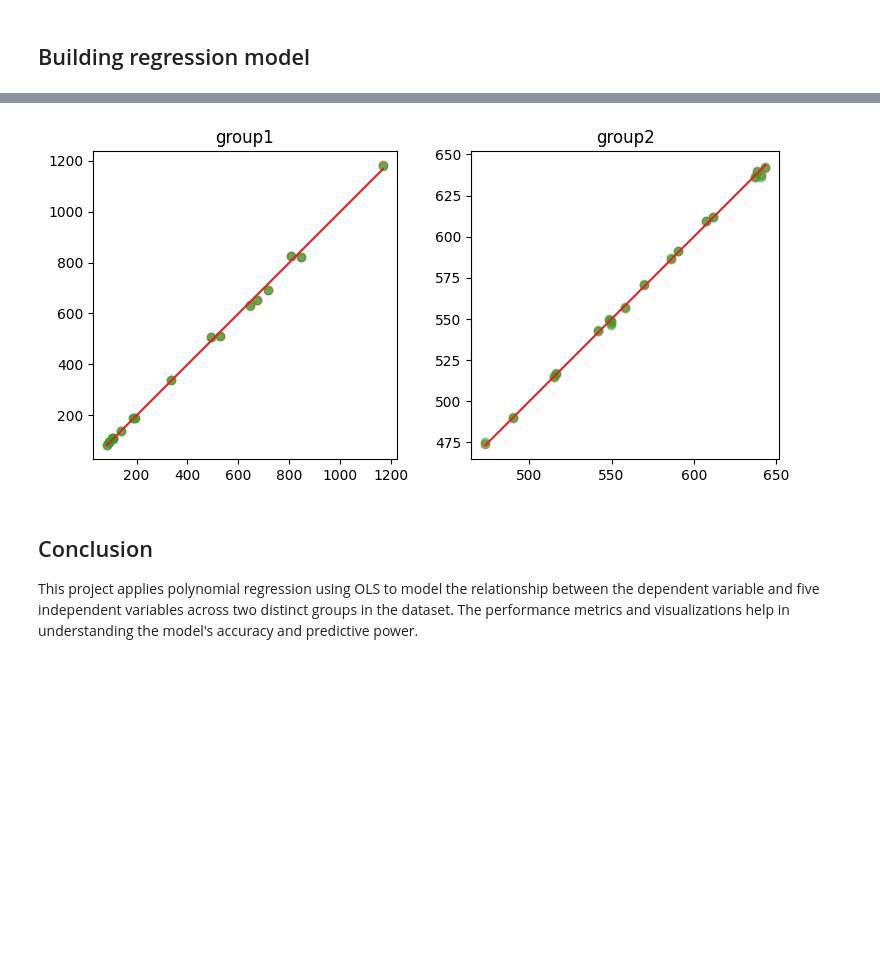
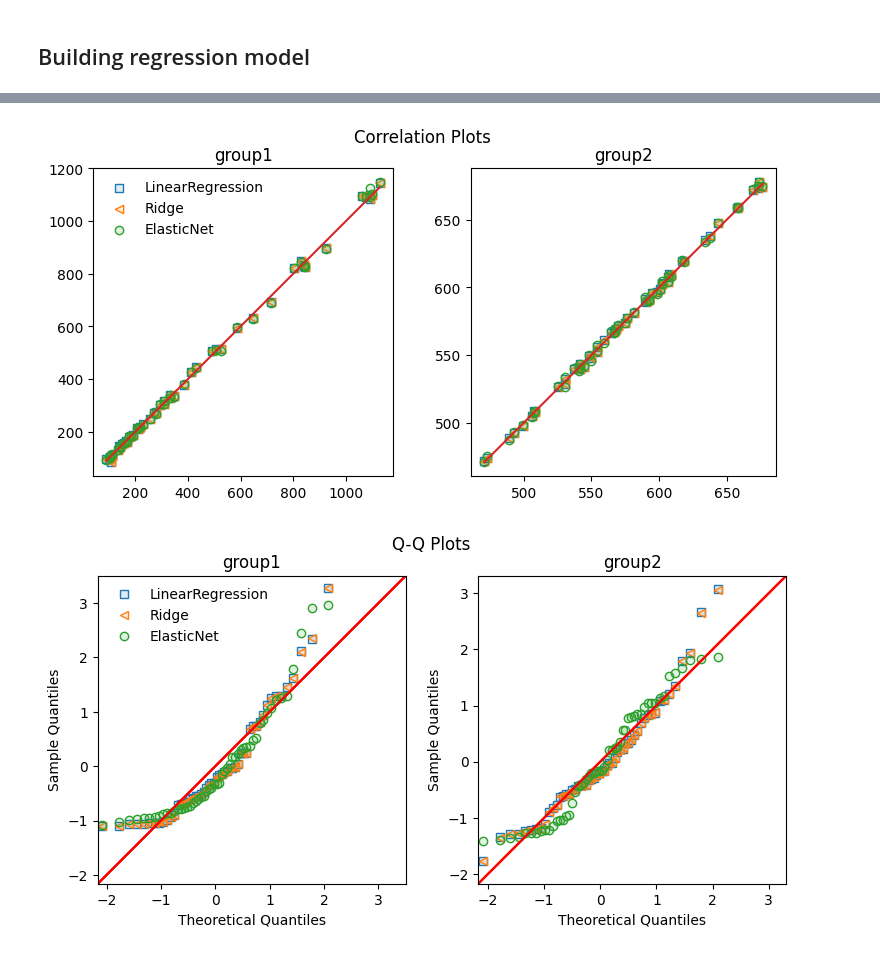
Before and after one commit to pciuh/regression-model, a Jupyter notebook: regression-model.ipynb, the cells around one changed output, grey strips where cells are left out. Saved outputs shown, nothing was run; the diff lists cells and outputs as text; code cells hidden in the pictures; blank space fills up the shorter version.

Commit message:
public version, no conclusions

```diff
--- a/regression-model.ipynb
+++ b/regression-model.ipynb
@@ -123,43 +123,80 @@ Size of dataset wo outliers: 348
 npow =  {'group1':[3.0,1.0,-.5,2.0,2.0],
          'group2':[2.0,1.0,1.0,1.0,2.0]}
 
-SEED = 31113
+SEED = 1311131
 
 
 y = dfn.dependent
+X = pd.DataFrame()
 
-X = pd.DataFrame()
+model_name = ['LinearRegression','Ridge','ElasticNet']
+model      = [LinearRegression(fit_intercept=True),
+              Ridge(fit_intercept=True),
+              ElasticNet(fit_intercept=True)]
+
+p_dist = {'ElasticNet':{ 'alpha' : np.linspace(0.1,99.9,990), 'l1_ratio' : np.linspace(0.1,0.9,9),'tol' : [1e-4,1e-3,1e-2,1e-1]},
+          'Ridge':{'alpha' : np.linspace(0.1,.9,990)},
+         }
+
+col = ['#1f77b4','#ff7f0e','#2ca02c']
+mar = ['s','<','o']
+
 fig,ax = plt.subplots(1,2,figsize=(9,4))
+fig.suptitle('Correlation Plots')
+fiq,axq = plt.subplots(1,2,figsize=(9,4))
+fiq.suptitle('Q-Q Plots')
+
 for i,g in enumerate(['group1','group2']):
     for ii,n in enumerate(npow[g]):
         X[key[ii]] = dfn[key[ii]]**n
 
     k = dfn.group == g
 
-    X_train, X_test, y_train, y_test = train_test_split(X[k], y[k], test_size = 0.1 , random_state = SEED)
-    #X_train = sm.add_constant(X_train)
-    #res     = sm.OLS(y_train, X_train).fit()
+    X_train, X_test, y_train, y_test = train_test_split(X[k], y[k], test_size = 0.3 , random_state = SEED)
 
-    print('\n\n\n%12s%12s'%('',g))
-    print('%12s%8s%8s'%('','Train','Test'))
+    vpr = []
 
-    model = [LinearRegression(fit_intercept=True),
-             Ridge(fit_intercept=True),
-             ElasticNet(fit_intercept=True)]
-    vpr = []
-    col = ['tab:blue','tab:orange','tab:green']
+    print('\n%8s metrics'%(g))
+    s = [100,50,25]
+
     for ii,m in enumerate(model):
+
+        if model_name[ii] != 'LinearRegression':
+            rsh = RandomizedSearchCV(estimator=m, param_distributions=p_dist[model_name[ii]])
+            rsh.fit(X_train, y_train)
+            bp = rsh.best_params_
+            m.set_params(**bp)
+
         m.fit(X_train,y_train)
-        vpr.append(m.predict(X_test))
-        print('%12s%8.5f%8.5f'%('OLS:',m.score(X_train,y_train),m.score(X_test,y_test)))
-        ax[i].scatter(y_test,m.predict(X_test),c=col[ii],alpha=.5)
+        y_pred = m.predict(X_test)
+        vpr.append(y_pred)
 
-    dfr = pd.concat([y_test,pd.Series(y_lr)],axis=1,ignore_index=True)
-    dfr.columns = ['Test','Prediction']
-    dfr.reset_index(inplace=True,drop=True)
+        print('%12s'%model_name[ii])
+        print('%16s:%8.5f'%('R^2',m.score(X_test,y_test)))
+        print('%16s:%8.1f'%('RMSE',rmse(y_pred,y_test)))
+        res = np.abs(y_test-m.predict(X_test))*10
 
+        ###### Correlation Plots
+        ax[i].scatter(y_test,y_pred,ec=col[ii],marker=mar[ii],fc=col[ii]+'22',label=model_name[ii])
+
+        #### Q-Q Residual Plots
+        fiq = sm.qqplot(res, marker = mar[ii], markeredgecolor=col[ii], markerfacecolor=col[ii]+'22', ax=axq[i], fit=True,
+                        line='45', label=model_name[ii])
+        axq[i].set_title(g)
+        axq[i].set_aspect(1)
+
+
+    print()
+    ax[0].legend(frameon=False)
+    axq[0].legend(frameon=False)
     xL = [min(y_test),max(y_test)]
     ax[i].plot(xL,xL,c='tab:red')
     ax[i].set_aspect(1)
     ax[i].set_title(g)
+
+    dfr = pd.DataFrame(data=vpr).T
+    dfr.columns = model_name
+    dfr = pd.concat([y_test.reset_index(drop=True),dfr],axis=1)
+    display(dfr.head())
+    display(dfr.describe())
 # %% [output]
@@ -179,5 +253,2 @@ for i,g in enumerate(['group1','group2']):
-[figure, old version]
+[figure, new version]
+[figure, added]
-# %% [markdown]
-## Conclusion
-
-This project applies polynomial regression using OLS to model the relationship between the dependent variable and five independent variables across two distinct groups in the dataset. The performance metrics and visualizations help in understanding the model's accuracy and predictive power.
```
Also changed, not shown: parts of 4 cells of this notebook, 7 other files.
